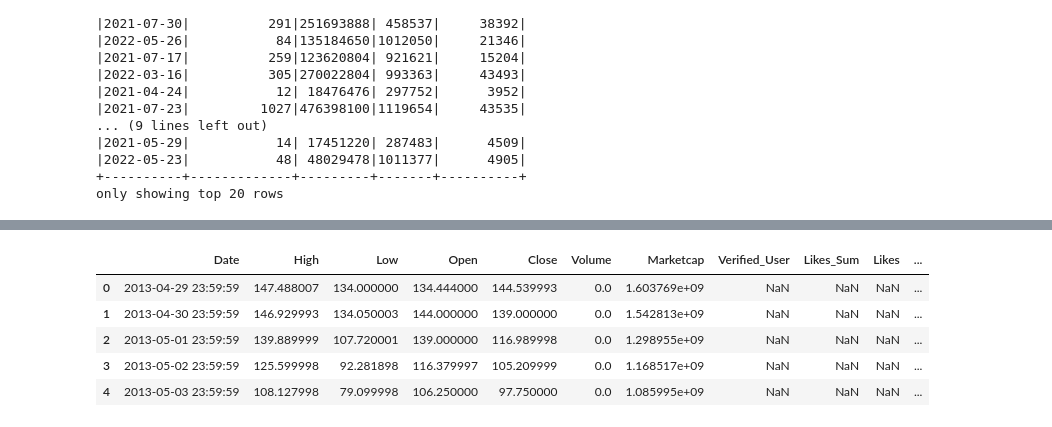
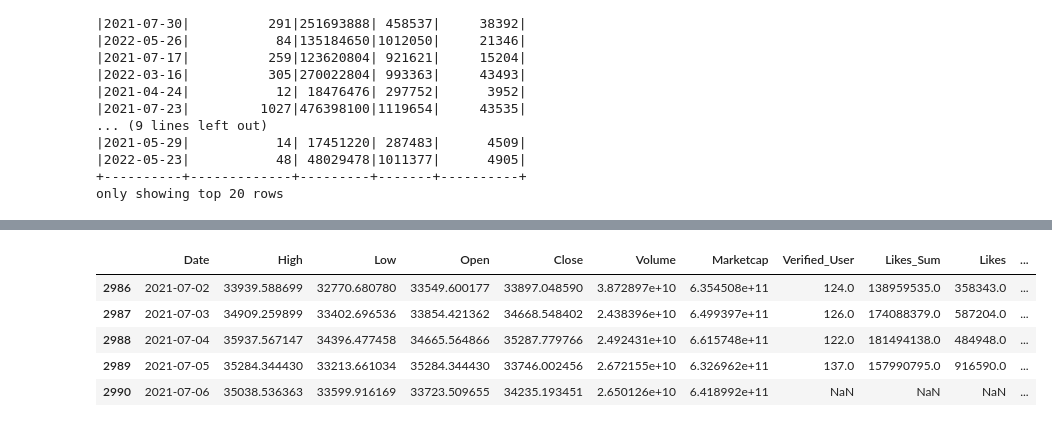
Before and after one commit to agarcia0991/Bitcoin-vs-Tweets-Effect-on-Market-Capitalization., a Jupyter notebook: Crypto.ipynb, the cells around one changed output, grey strips where cells are left out. Cells and saved outputs as stored; diff of their text form; code cells hidden in the pictures.

```diff
--- a/Crypto.ipynb
+++ b/Crypto.ipynb
@@ -381,11 +302,11 @@ output.to_sql('crypto_tweets', engine,if_exists='replace',
                   method='multi')
 # %%
 output_read = pd.read_sql_table("crypto_tweets",engine)
-output_read.head()
+output_read.tail()
 # %% [output]
 |  | Date | High | Low | Open | Close | Volume | Marketcap | Verified_User | Likes_Sum | Likes | ... |
-| 0 | 2013-04-29 23:59:59 | 147.488007 | 134.000000 | 134.444000 | 144.539993 | 0.0 | 1.603769e+09 | NaN | NaN | NaN | ... |
-| 1 | 2013-04-30 23:59:59 | 146.929993 | 134.050003 | 144.000000 | 139.000000 | 0.0 | 1.542813e+09 | NaN | NaN | NaN | ... |
-| 2 | 2013-05-01 23:59:59 | 139.889999 | 107.720001 | 139.000000 | 116.989998 | 0.0 | 1.298955e+09 | NaN | NaN | NaN | ... |
-| 3 | 2013-05-02 23:59:59 | 125.599998 | 92.281898 | 116.379997 | 105.209999 | 0.0 | 1.168517e+09 | NaN | NaN | NaN | ... |
-| 4 | 2013-05-03 23:59:59 | 108.127998 | 79.099998 | 106.250000 | 97.750000 | 0.0 | 1.085995e+09 | NaN | NaN | NaN | ... |
+| 2986 | 2021-07-02 | 33939.588699 | 32770.680780 | 33549.600177 | 33897.048590 | 3.872897e+10 | 6.354508e+11 | 124.0 | 138959535.0 | 358343.0 | ... |
+| 2987 | 2021-07-03 | 34909.259899 | 33402.696536 | 33854.421362 | 34668.548402 | 2.438396e+10 | 6.499397e+11 | 126.0 | 174088379.0 | 587204.0 | ... |
+| 2988 | 2021-07-04 | 35937.567147 | 34396.477458 | 34665.564866 | 35287.779766 | 2.492431e+10 | 6.615748e+11 | 122.0 | 181494138.0 | 484948.0 | ... |
+| 2989 | 2021-07-05 | 35284.344430 | 33213.661034 | 35284.344430 | 33746.002456 | 2.672155e+10 | 6.326962e+11 | 137.0 | 157990795.0 | 916590.0 | ... |
+| 2990 | 2021-07-06 | 35038.536363 | 33599.916169 | 33723.509655 | 34235.193451 | 2.650126e+10 | 6.418992e+11 | NaN | NaN | NaN | ... |
```
Also changed, not shown: parts of 57 cells of this notebook, 6 other files.
